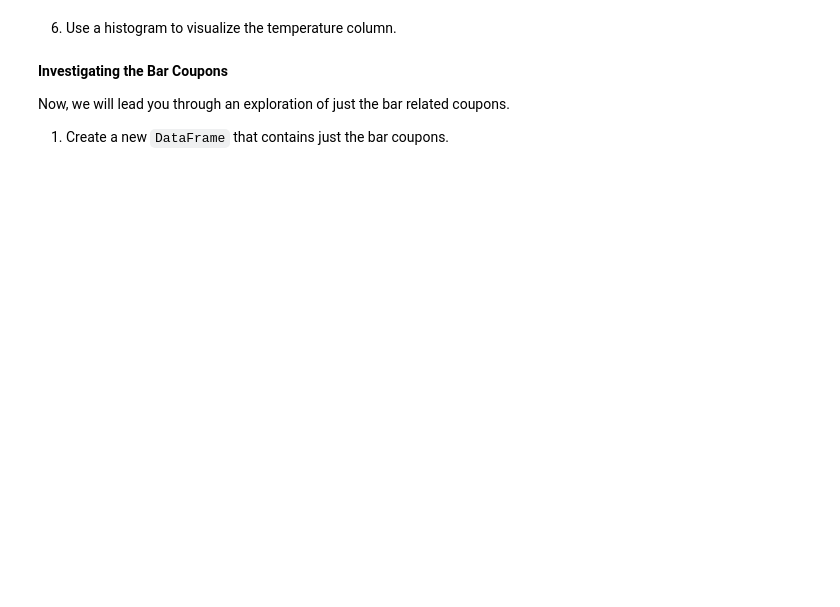
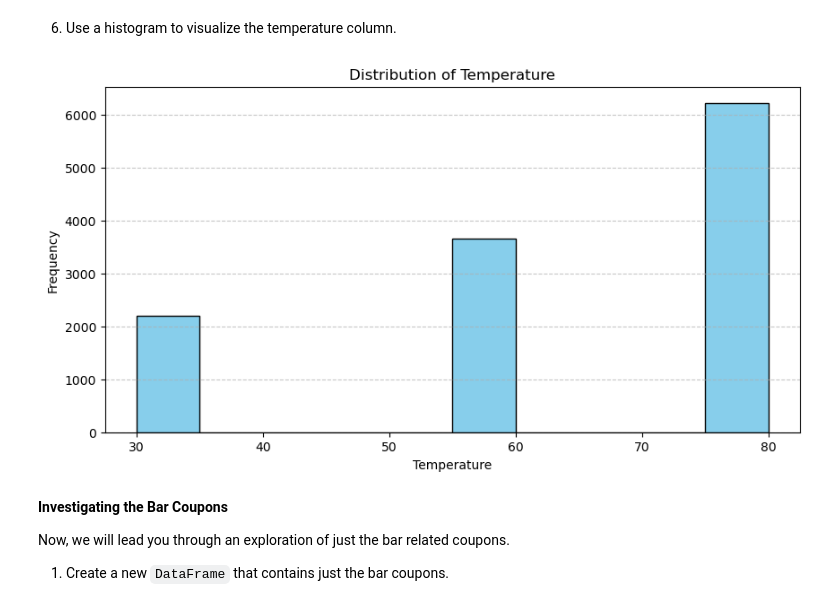
Before and after one commit to PayamFardRepo/assignment5_1, a Jupyter notebook: prompt.ipynb, the cells around one changed output. Drawn from its saved outputs; the diff is of its cells as text; code cells hidden in the pictures; blank space fills up the shorter version.

```diff
--- a/prompt.ipynb
+++ b/prompt.ipynb
@@ -122,16 +165,18 @@ plt.show()
 6. Use a histogram to visualize the temperature column.
 # %%
 plt.figure(figsize=(10, 5))
-plt.hist(df['temperature'], bins=10, color='skyblue', edgecolor='black')
+plt.hist(data['temperature'], bins=10, color='skyblue', edgecolor='black')
 
 # Customize the chart
 plt.xlabel("Temperature") # Add label for x axis
 plt.ylabel("Frequency") # Add label for y axis
 plt.title("Distribution of Temperature") # Add title for the whole plot
 plt.grid(axis='y', linestyle='--', alpha=0.7)
 
 # Display the histogram
 plt.show()
+# %% [output]
+[figure, added]
 # %% [markdown]
 **Investigating the Bar Coupons**
 
```
Also changed, not shown: parts of 13 cells of this notebook.
